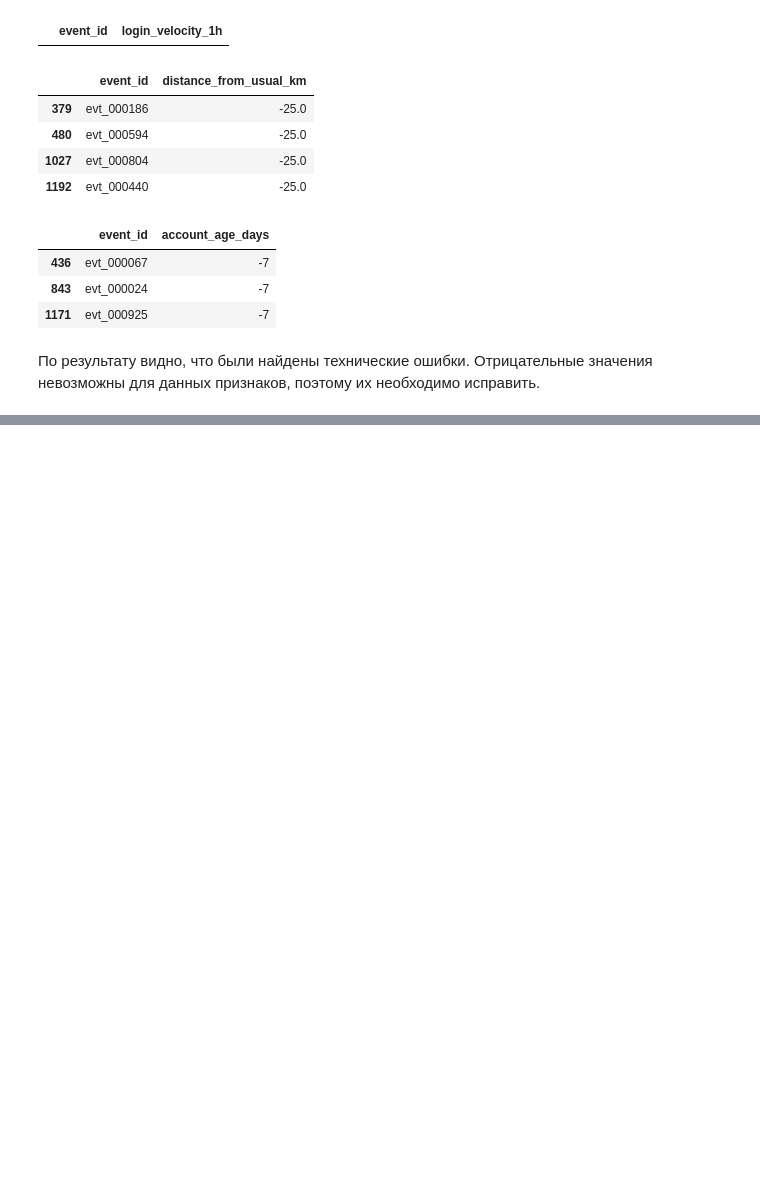
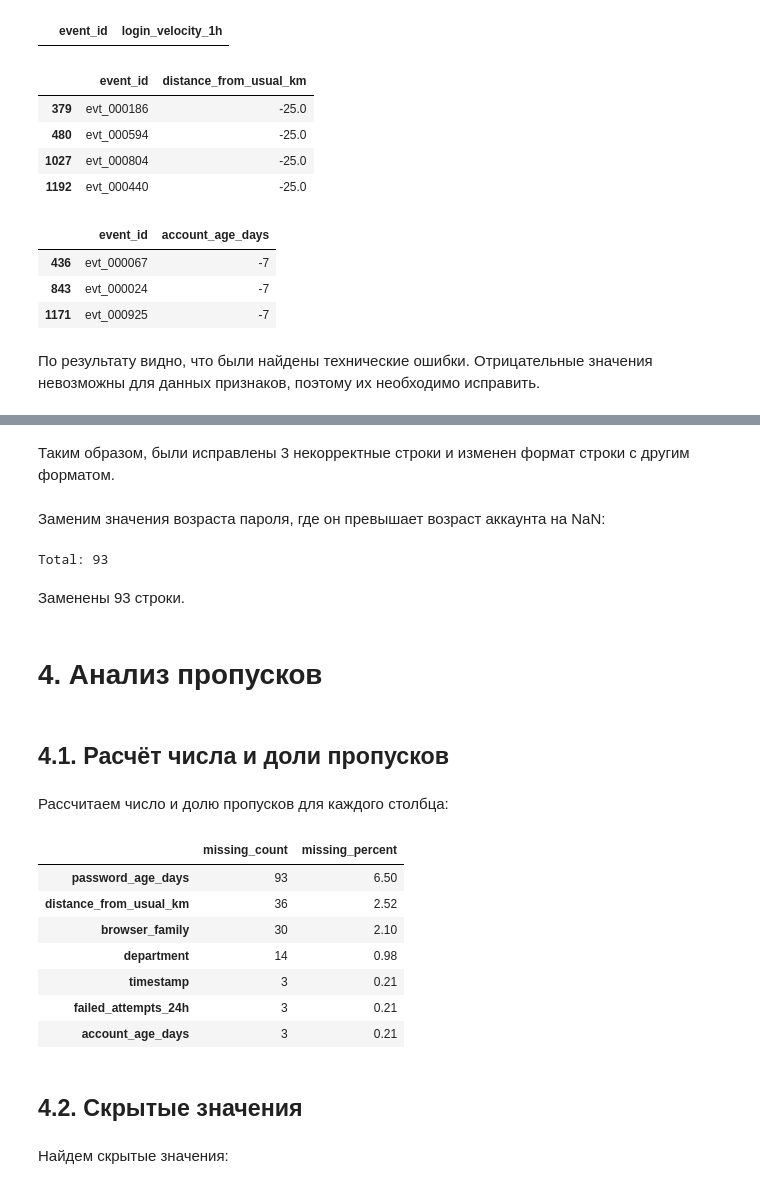
Before and after one commit to icspero/7-semester-AI-Lab1, a Jupyter notebook: lab01.ipynb, the cells around one changed output, grey strips where cells are left out. Drawn from its saved outputs; the diff is of its cells as text; code cells hidden in the pictures; blank space fills up the shorter version.

```diff
--- a/lab01.ipynb
+++ b/lab01.ipynb
@@ -488,12 +520,16 @@ for col in cols:
 # %%
 cols = ["failed_attempts_24h",
-        "login_velocity_1h",
         "distance_from_usual_km",
         "account_age_days"
 ]
 
+k = 0
+
 for col in cols:
+    k += int((df[col] < 0).sum())
     print(f"{col}: {(df[col] < 0).sum()} values replaced")
     df.loc[df[col] < 0, col] = np.nan
+
+print(f"Total: {k}")
 # %% [output]
 failed_attempts_24h: 3 values replaced
@@ -502,0 +583,61 @@ account_age_days: 3 values replaced
+# %% [markdown]
+Таким образом, были исправлены 3 некорректные строки и изменен формат строки с другим форматом.
+# %% [markdown]
+Заменим значения возраста пароля, где он превышает возраст аккаунта на NaN:
+# %%
+password_age = pd.to_numeric(
+    df["password_age_days"].replace("unknown", np.nan), # временно избавимся от unknown
+    errors="coerce"
+)
+
+mask = password_age > account_age
+
+df.loc[mask, "password_age_days"] = np.nan
+
+print(f"Total: {mask.sum()}")
+# %% [output]
+Total: 93
+# %% [markdown]
+Заменены 93 строки.
+# %% [markdown]
+# 4. Анализ пропусков
+# %% [markdown]
+## 4.1. Расчёт числа и доли пропусков
+# %% [markdown]
+Рассчитаем число и долю пропусков для каждого столбца:
+# %%
+# Считаем количество пропусков в каждом столбце
+missing_count = df.isna().sum()
+
+# Считаем долю пропусков в процентах
+missing_percent = df.isna().mean() * 100
+
+# Собираем результаты в таблицу
+missing_table = pd.DataFrame({
+    "missing_count": missing_count,
+    "missing_percent": missing_percent
+})
+
+# Оставляем только столбцы с пропусками
+missing_table = missing_table[missing_table["missing_count"] > 0]
+
+# Сортируем по убыванию доли пропусков
+missing_table = missing_table.sort_values(
+    by="missing_percent",
+    ascending=False
+)
+
+display(missing_table.round(2))
+# %% [output]
+|  | missing_count | missing_percent |
+| password_age_days | 93 | 6.50 |
+| distance_from_usual_km | 36 | 2.52 |
+| browser_family | 30 | 2.10 |
+| department | 14 | 0.98 |
+| timestamp | 3 | 0.21 |
+| failed_attempts_24h | 3 | 0.21 |
+| account_age_days | 3 | 0.21 |
+# %% [markdown]
+## 4.2. Скрытые значения
+# %% [markdown]
+Найдем скрытые значения:
```
Also changed, not shown: parts of 35 cells of this notebook.
